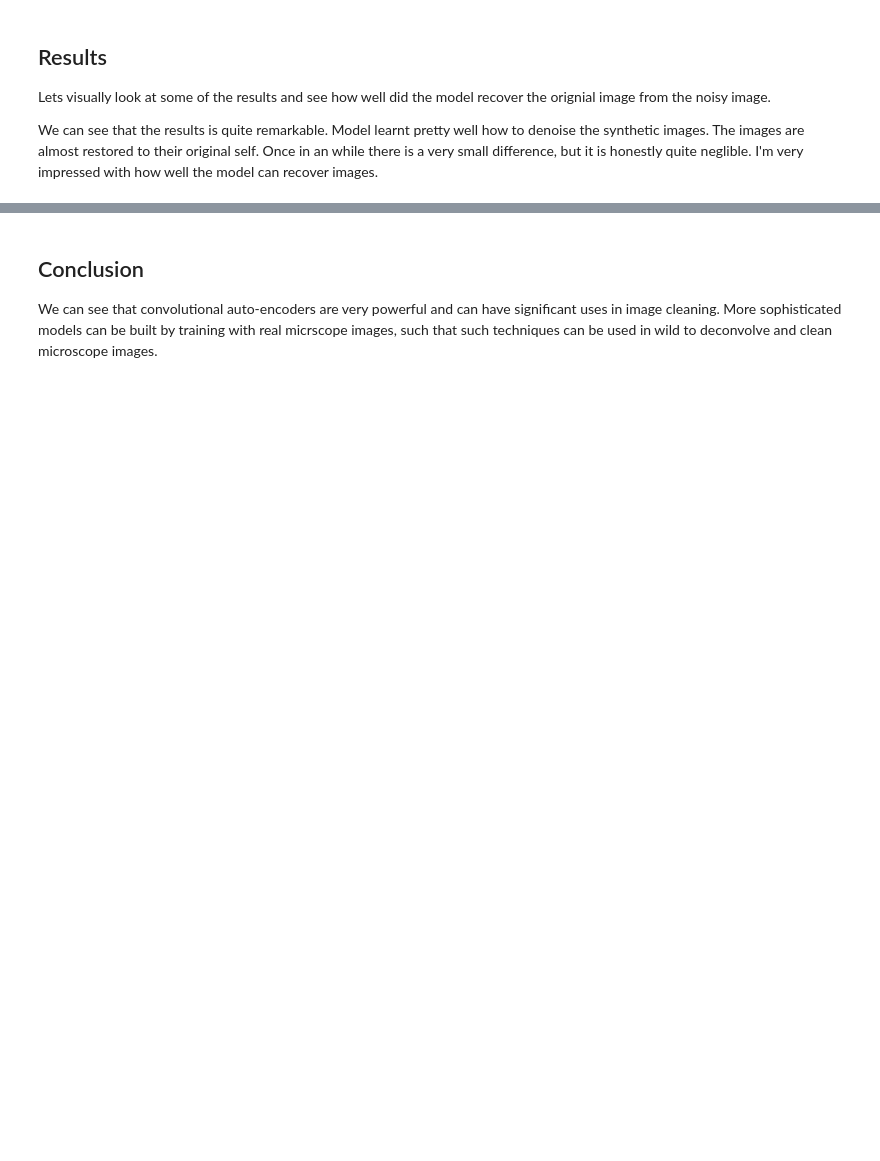
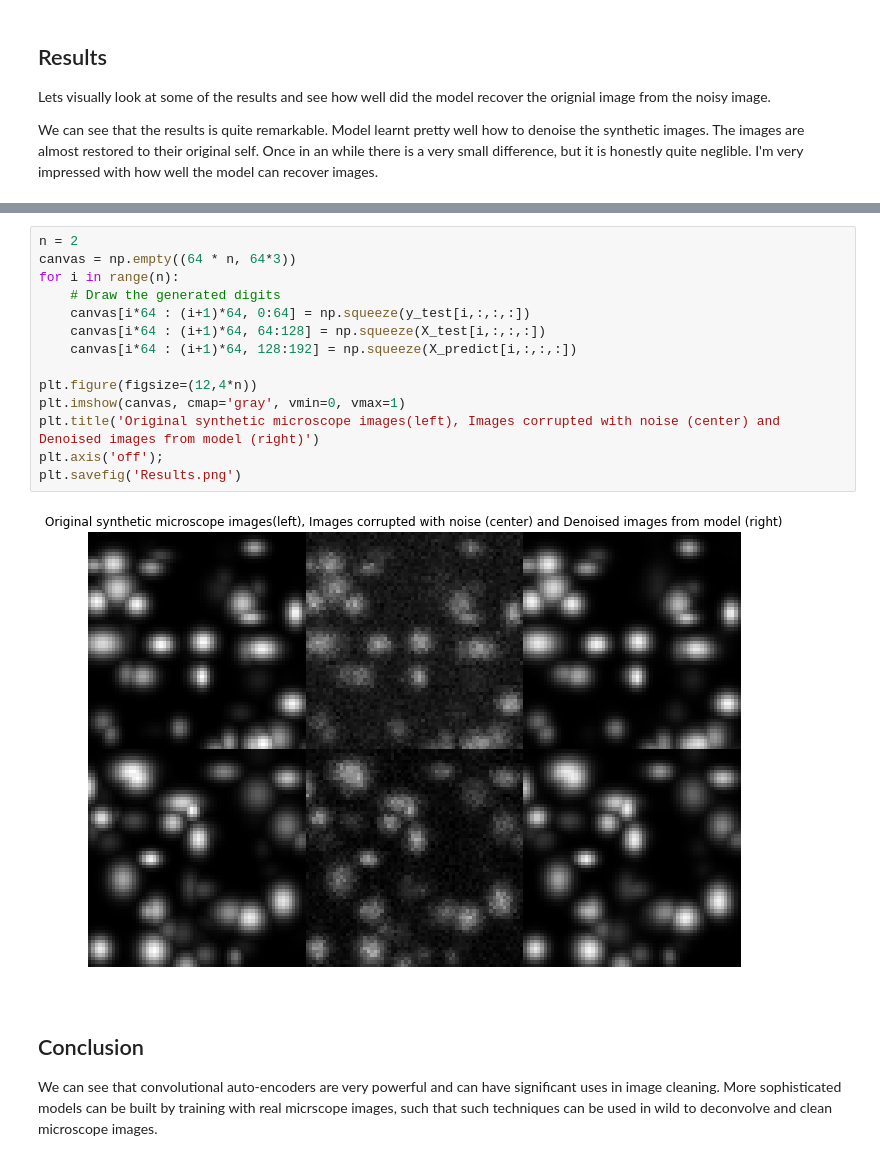
Before and after one commit to mohakpatel/ImageCleaning, a Jupyter notebook: src/ImageCleaning.ipynb, the cells around one changed output, grey strips where cells are left out. Saved outputs shown, nothing was run; the diff lists cells and outputs as text; blank space fills up the shorter version.

```diff
--- a/src/ImageCleaning.ipynb
+++ b/src/ImageCleaning.ipynb
@@ -278,3 +286,19 @@ plt.imshow(canvas, cmap='gray', vmin=0, vmax=1)
+# %%
+n = 2
+canvas = np.empty((64 * n, 64*3))
+for i in range(n):
+    # Draw the generated digits
+    canvas[i*64 : (i+1)*64, 0:64] = np.squeeze(y_test[i,:,:,:])
+    canvas[i*64 : (i+1)*64, 64:128] = np.squeeze(X_test[i,:,:,:])
+    canvas[i*64 : (i+1)*64, 128:192] = np.squeeze(X_predict[i,:,:,:])
+
+plt.figure(figsize=(12,4*n))
+plt.imshow(canvas, cmap='gray', vmin=0, vmax=1)
+plt.title('Original synthetic microscope images(left), Images corrupted with noise (center) and Denoised images from model (right)')
+plt.axis('off');
+plt.savefig('Results.png')
+# %% [output]
+[figure, added]
 # %% [markdown]
 ## Conclusion
 
```
Also changed, not shown: parts of 4 cells of this notebook.
